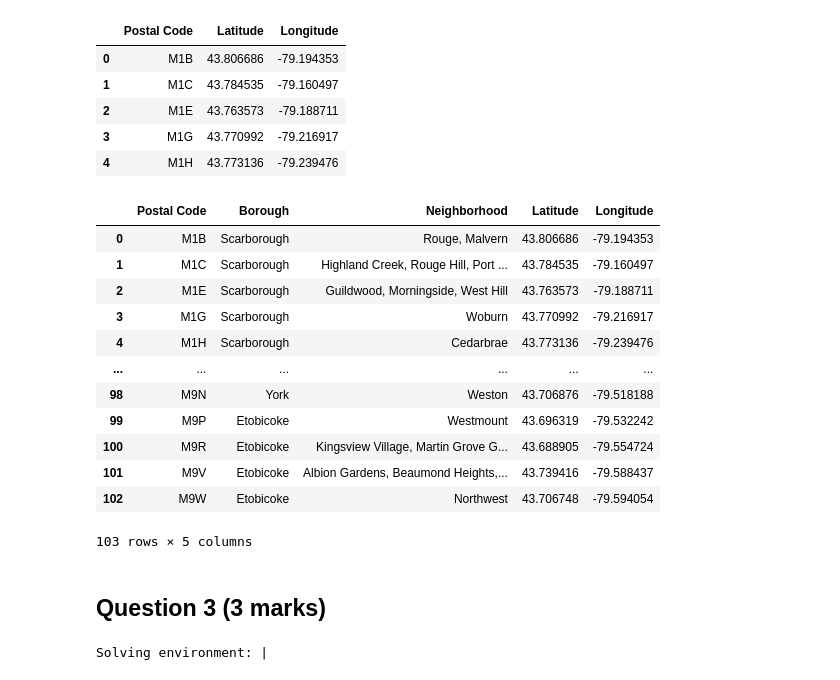
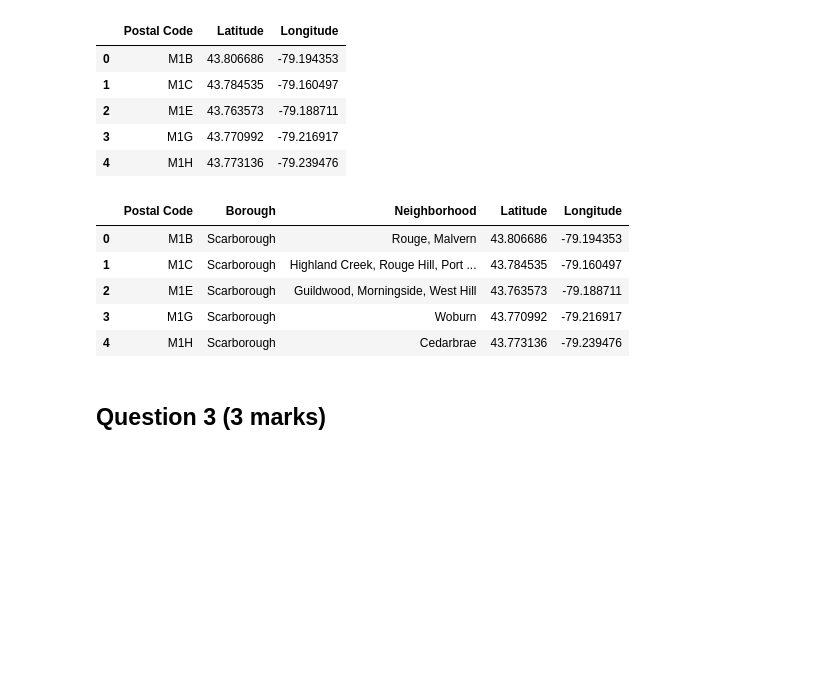
Before and after one commit to aayush-gefa/Coursera_Capstone, a Jupyter notebook: Capstone_assignment1_question1.ipynb, the cells around one changed output. Saved outputs shown, nothing was run; the diff lists cells and outputs as text; code cells hidden in the pictures; blank space fills up the shorter version.

```diff
--- a/Capstone_assignment1_question1.ipynb
+++ b/Capstone_assignment1_question1.ipynb
@@ -66,27 +66,18 @@ df1.head()
 | 4 | M1H | 43.773136 | -79.239476 |
 # %%
 df_merge_col = pd.merge(df, df1, on='Postal Code')
-df_merge_col
+df = df_merge_col
-# %% [output]
-|  | Postal Code | Borough | Neighborhood | Latitude | Longitude |
-| 0 | M1B | Scarborough | Rouge, Malvern | 43.806686 | -79.194353 |
-| 1 | M1C | Scarborough | Highland Creek, Rouge Hill, Port ... | 43.784535 | -79.160497 |
-| 2 | M1E | Scarborough | Guildwood, Morningside, West Hill | 43.763573 | -79.188711 |
-| 3 | M1G | Scarborough | Woburn | 43.770992 | -79.216917 |
-| 4 | M1H | Scarborough | Cedarbrae | 43.773136 | -79.239476 |
-| ... | ... | ... | ... | ... | ... |
-| 98 | M9N | York | Weston | 43.706876 | -79.518188 |
-| 99 | M9P | Etobicoke | Westmount | 43.696319 | -79.532242 |
-| 100 | M9R | Etobicoke | Kingsview Village, Martin Grove G... | 43.688905 | -79.554724 |
-| 101 | M9V | Etobicoke | Albion Gardens, Beaumond Heights,... | 43.739416 | -79.588437 |
-| 102 | M9W | Etobicoke | Northwest | 43.706748 | -79.594054 |
-103 rows × 5 columns
+# %%
+df.head()
+# %% [output]
+|  | Postal Code | Borough | Neighborhood | Latitude | Longitude |
+| 0 | M1B | Scarborough | Rouge, Malvern | 43.806686 | -79.194353 |
+| 1 | M1C | Scarborough | Highland Creek, Rouge Hill, Port ... | 43.784535 | -79.160497 |
+| 2 | M1E | Scarborough | Guildwood, Morningside, West Hill | 43.763573 | -79.188711 |
+| 3 | M1G | Scarborough | Woburn | 43.770992 | -79.216917 |
+| 4 | M1H | Scarborough | Cedarbrae | 43.773136 | -79.239476 |
 # %% [markdown]
 <h2>Question 3 (3 marks)</h2>
 # %%
 import folium
-# %%
-conda install -c anaconda Nominatim
-# %% [output]
-Solving environment: |
 # %%
```
Also changed, not shown: parts of 1 cell of this notebook.
